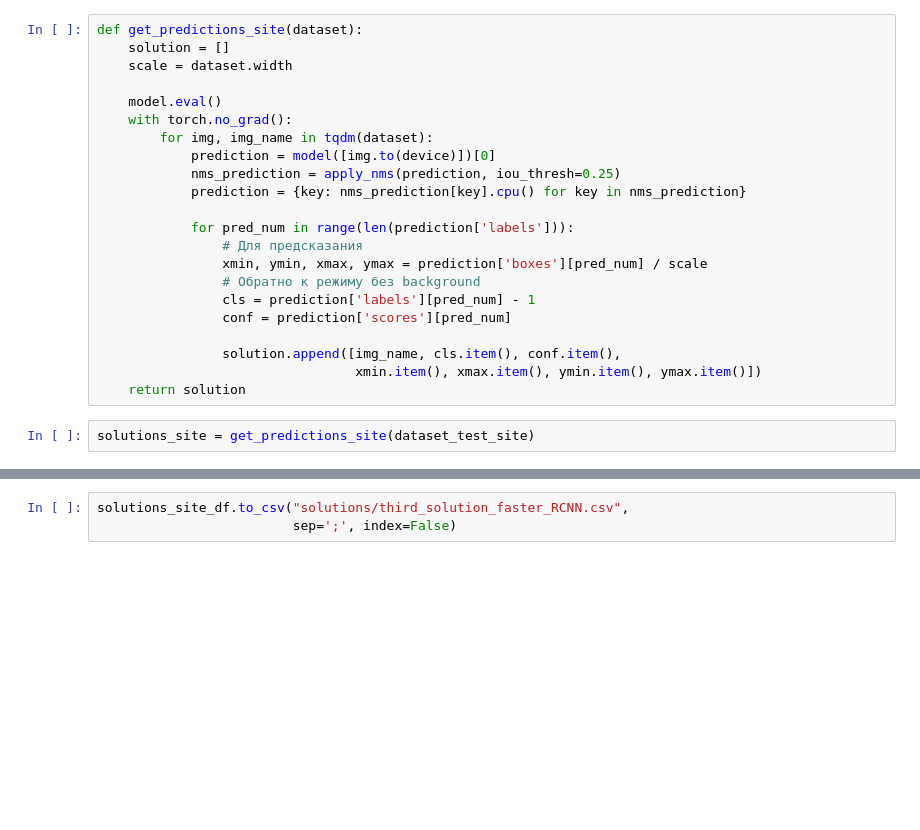
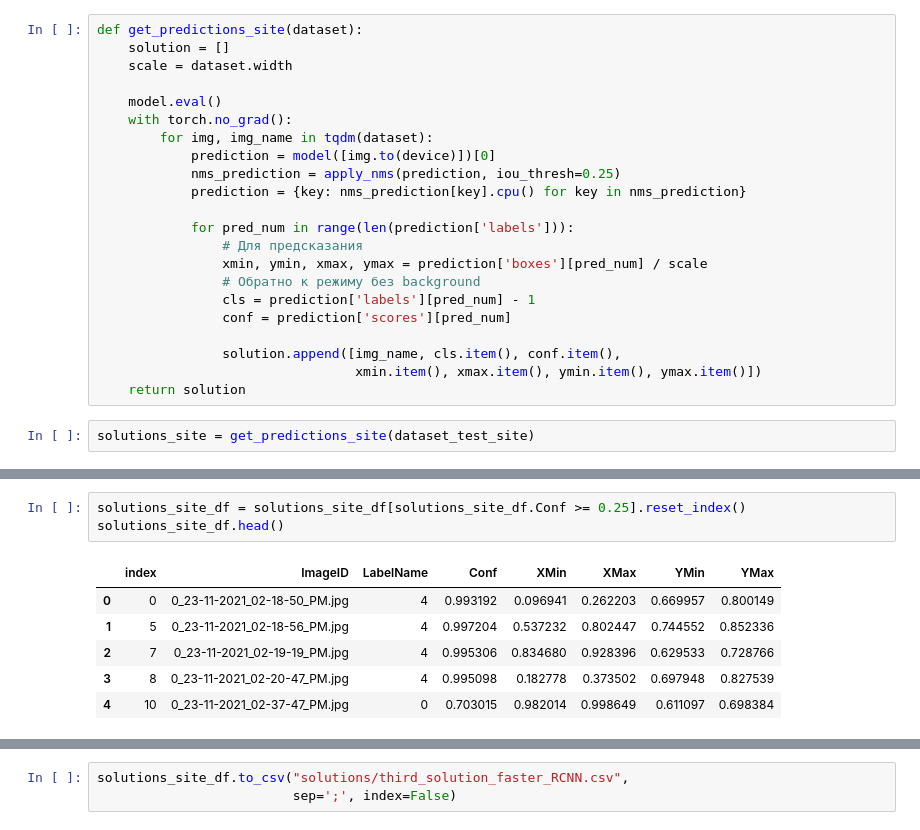
Before and after one commit to TayJen/H_Tatarsan2022, a Jupyter notebook: H_Tatarstan2022_Faster_RCNN.ipynb, the cells around one changed output, grey strips where cells are left out. Saved outputs shown, nothing was run; the diff lists cells and outputs as text; blank space fills up the shorter version.

```diff
--- a/H_Tatarstan2022_Faster_RCNN.ipynb
+++ b/H_Tatarstan2022_Faster_RCNN.ipynb
@@ -586,3 +598,13 @@ solutions_site_df.head()
+# %%
+solutions_site_df = solutions_site_df[solutions_site_df.Conf >= 0.25].reset_index()
+solutions_site_df.head()
+# %% [output]
+|  | index | ImageID | LabelName | Conf | XMin | XMax | YMin | YMax |
+| 0 | 0 | 0_23-11-2021_02-18-50_PM.jpg | 4 | 0.993192 | 0.096941 | 0.262203 | 0.669957 | 0.800149 |
+| 1 | 5 | 0_23-11-2021_02-18-56_PM.jpg | 4 | 0.997204 | 0.537232 | 0.802447 | 0.744552 | 0.852336 |
+| 2 | 7 | 0_23-11-2021_02-19-19_PM.jpg | 4 | 0.995306 | 0.834680 | 0.928396 | 0.629533 | 0.728766 |
+| 3 | 8 | 0_23-11-2021_02-20-47_PM.jpg | 4 | 0.995098 | 0.182778 | 0.373502 | 0.697948 | 0.827539 |
+| 4 | 10 | 0_23-11-2021_02-37-47_PM.jpg | 0 | 0.703015 | 0.982014 | 0.998649 | 0.611097 | 0.698384 |
 # %%
 solutions_site_df.describe()
 # %% [output]
```
Also changed, not shown: parts of 4 cells of this notebook.
